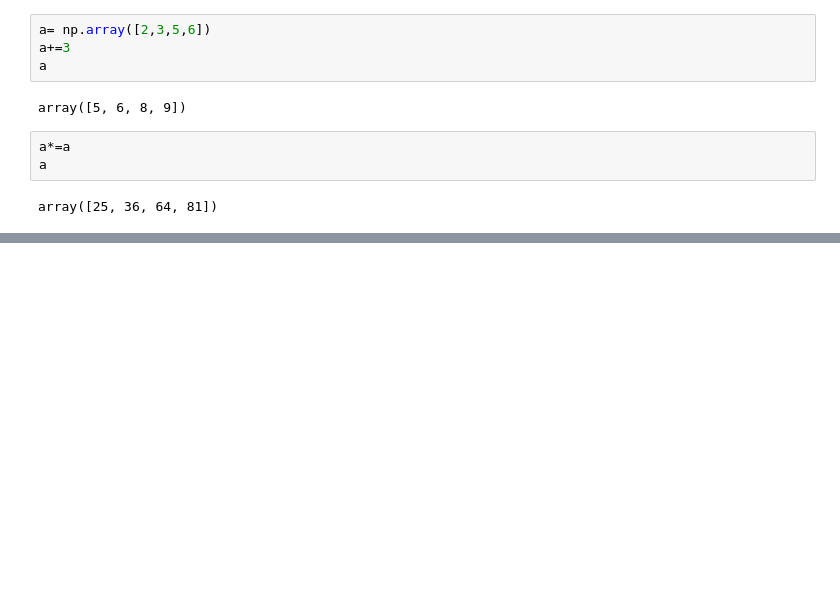
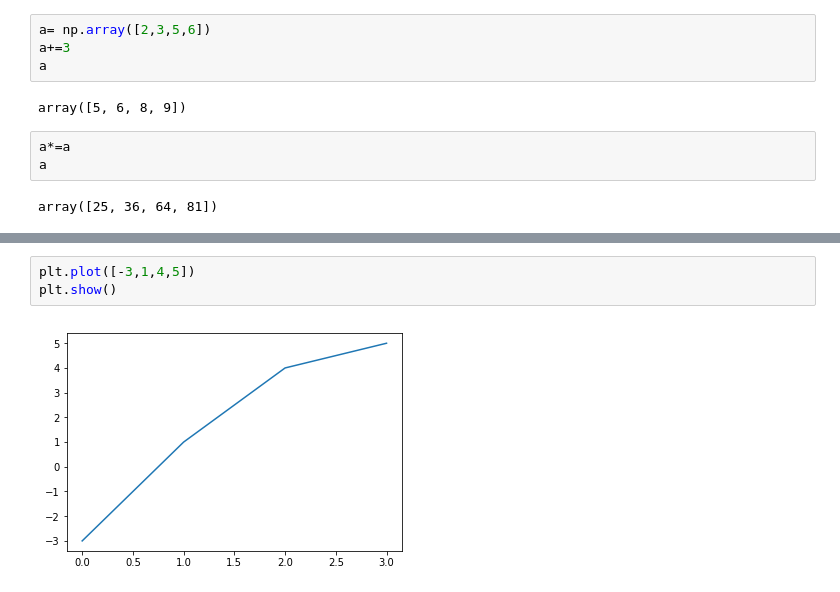
Before and after one commit to analystanastasia/BigData, a Jupyter notebook: Unidad7/TratamientoDeDatos.ipynb, the cells around one changed output, grey strips where cells are left out. Cells and saved outputs as stored; diff of their text form; blank space fills up the shorter version.

```diff
--- a/Unidad7/TratamientoDeDatos.ipynb
+++ b/Unidad7/TratamientoDeDatos.ipynb
@@ -173,0 +487,5 @@ array([25, 36, 64, 81])
+# %%
+plt.plot([-3,1,4,5])
+plt.show()
+# %% [output]
+[figure, added]
```
Also changed, not shown: parts of 74 cells of this notebook, 1 other file.
